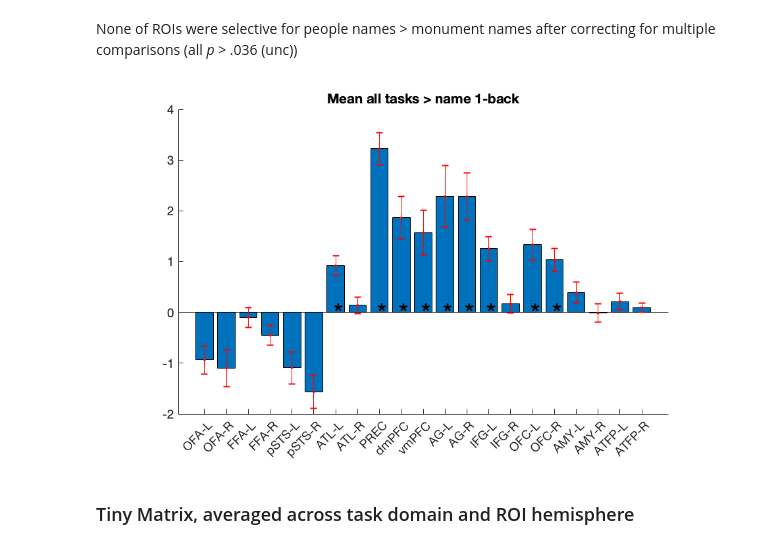
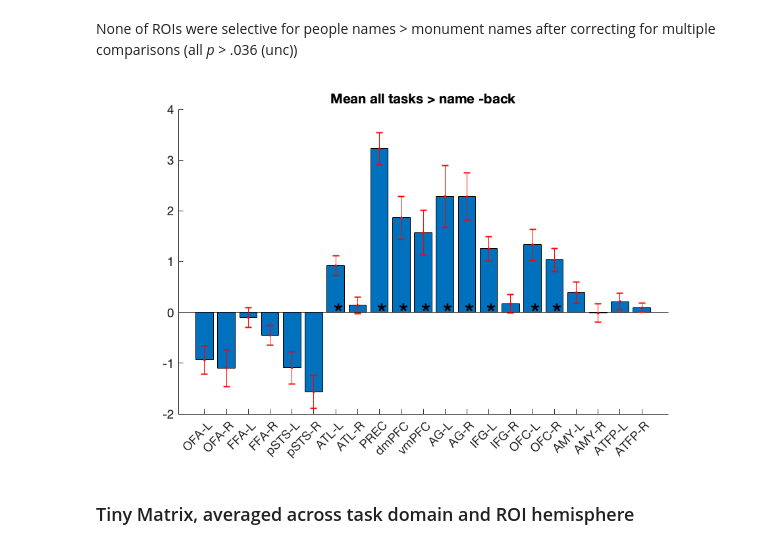
Before and after one commit to Aglinskas/TN-person-knowledge-names, a Jupyter notebook: Words_paper.ipynb, the cells around one changed output. Drawn from its saved outputs; the diff is of its cells as text; code cells hidden in the pictures.

```diff
--- a/Words_paper.ipynb
+++ b/Words_paper.ipynb
@@ -85,13 +85,13 @@ None of ROIs were selective for people names > monument names after correcting f
 # %%
 %plot --size 1000,600
 m = mean(aBeta.wmat,2);
 m = squeeze(m);
 
 func_plot_tbar_plot(m',rlbls,1) % Bonf corrected
-title('Mean all tasks > name 1-back','fontsize',20)
+title('Mean all tasks > name -back','fontsize',20)
 set(gca,'FontSize',14)
 # %% [output]
-[figure, old version]
+[figure, new version]
 # %% [markdown]
 ### Tiny Matrix, averaged across task domain and ROI hemisphere
 # %%
```
Also changed, not shown: parts of 29 cells of this notebook, 7 other files.
